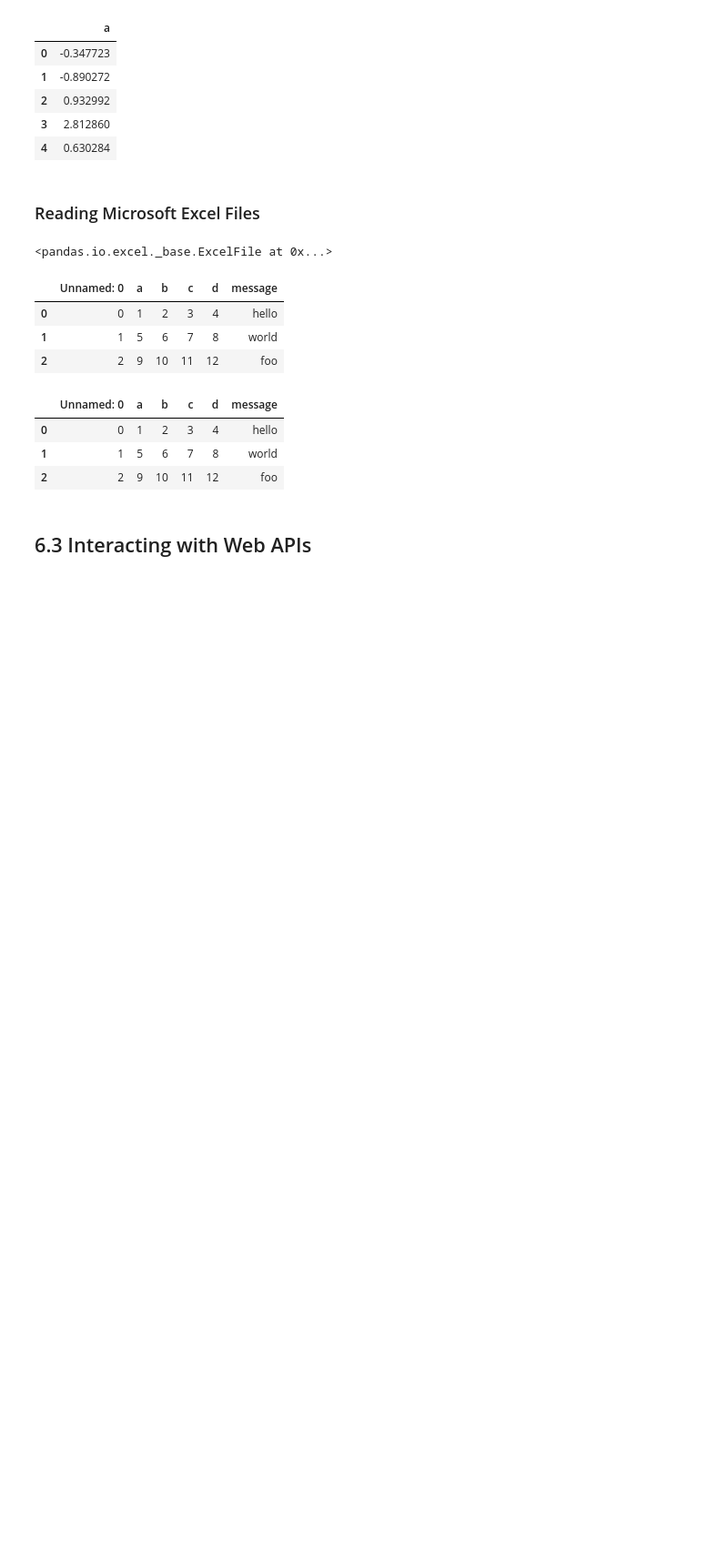
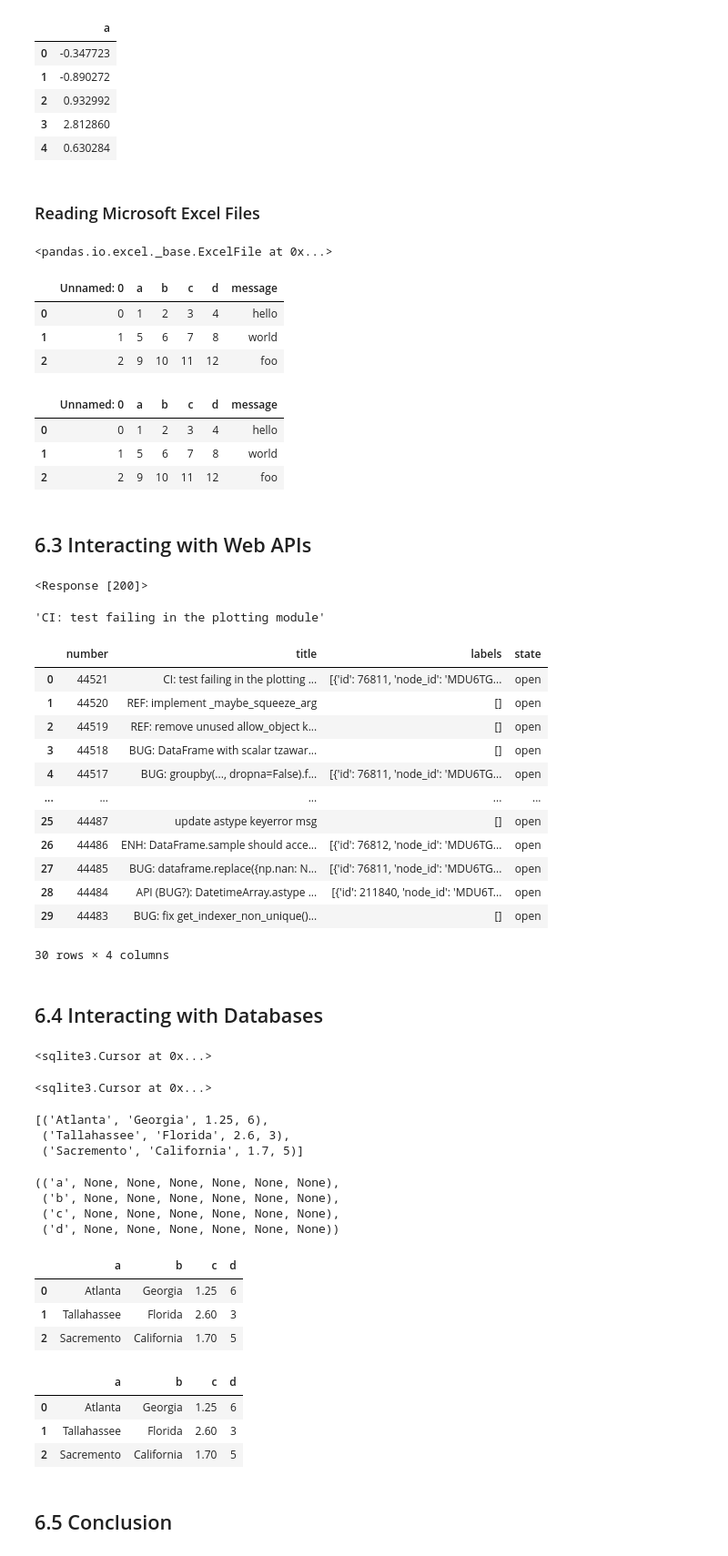
Before and after one commit to TomLafferty/2dot1-WesWrangling, a Jupyter notebook: Chapter6WorkAlong.ipynb, the cells around one changed output. Shown at 91% size. Cells and saved outputs as stored; diff of their text form; code cells hidden in the pictures; blank space fills up the shorter version.

```diff
--- a/Chapter6WorkAlong.ipynb
+++ b/Chapter6WorkAlong.ipynb
@@ -595,0 +598,31 @@ frame.to_excel('examples/ex2.xlsx')
+# %%
+url = 'https://api.github.com/repos/pandas-dev/pandas/issues'
+resp = requests.get(url)
+resp
+# %% [output]
+<Response [200]>
+# %%
+data = resp.json()
+data[0]['title']
+# %% [output]
+'CI: test failing in the plotting module'
+# %%
+issues = pd.DataFrame(data, columns=['number', 'title', 'labels', 'state'])
+
+issues
+# %% [output]
+|  | number | title | labels | state |
+| 0 | 44521 | CI: test failing in the plotting ... | [{'id': 76811, 'node_id': 'MDU6TG... | open |
+| 1 | 44520 | REF: implement _maybe_squeeze_arg | [] | open |
+| 2 | 44519 | REF: remove unused allow_object k... | [] | open |
+| 3 | 44518 | BUG: DataFrame with scalar tzawar... | [] | open |
+| 4 | 44517 | BUG: groupby(..., dropna=False).f... | [{'id': 76811, 'node_id': 'MDU6TG... | open |
+| ... | ... | ... | ... | ... |
+| 25 | 44487 | update astype keyerror msg | [] | open |
+| 26 | 44486 | ENH: DataFrame.sample should acce... | [{'id': 76812, 'node_id': 'MDU6TG... | open |
+| 27 | 44485 | BUG: dataframe.replace({np.nan: N... | [{'id': 76811, 'node_id': 'MDU6TG... | open |
+| 28 | 44484 | API (BUG?): DatetimeArray.astype ... | [{'id': 211840, 'node_id': 'MDU6T... | open |
+| 29 | 44483 | BUG: fix get_indexer_non_unique()... | [] | open |
+30 rows × 4 columns
+# %% [markdown]
+## 6.4 Interacting with Databases
@@ -595,0 +637,5 @@ frame.to_excel('examples/ex2.xlsx')
+# %%
+con = sqlite3.connect('mydata.sqlite')
+con.execute(query)
+# %% [output]
+<sqlite3.Cursor at 0x...>
@@ -595,0 +644,10 @@ frame.to_excel('examples/ex2.xlsx')
+# %%
+data = [('Atlanta', 'Georgia', 1.25, 6),
+        ('Tallahassee', 'Florida', 2.6, 3),
+        ('Sacremento', 'California', 1.7, 5)]
+
+stmt = "INSERT INTO test VALUES(?, ?, ?, ?)"
+
+con.executemany(stmt, data)
+# %% [output]
+<sqlite3.Cursor at 0x...>
@@ -595,0 +656,22 @@ frame.to_excel('examples/ex2.xlsx')
+# %%
+cursor = con.execute('select * from test')
+rows = cursor.fetchall()
+rows
+# %% [output]
+[('Atlanta', 'Georgia', 1.25, 6),
+ ('Tallahassee', 'Florida', 2.6, 3),
+ ('Sacremento', 'California', 1.7, 5)]
+# %%
+cursor.description
+# %% [output]
+(('a', None, None, None, None, None, None),
+ ('b', None, None, None, None, None, None),
+ ('c', None, None, None, None, None, None),
+ ('d', None, None, None, None, None, None))
+# %%
+pd.DataFrame(rows, columns=[x[0] for x in cursor.description])
+# %% [output]
+|  | a | b | c | d |
+| 0 | Atlanta | Georgia | 1.25 | 6 |
+| 1 | Tallahassee | Florida | 2.60 | 3 |
+| 2 | Sacremento | California | 1.70 | 5 |
@@ -595,0 +680,10 @@ frame.to_excel('examples/ex2.xlsx')
+# %%
+db = sqla.create_engine('sqlite:///mydata.sqlite')
+pd.read_sql('select * from test', db)
+# %% [output]
+|  | a | b | c | d |
+| 0 | Atlanta | Georgia | 1.25 | 6 |
+| 1 | Tallahassee | Florida | 2.60 | 3 |
+| 2 | Sacremento | California | 1.70 | 5 |
+# %% [markdown]
+## 6.5 Conclusion
```
Also changed, not shown: parts of 6 cells of this notebook, 1 other file.
